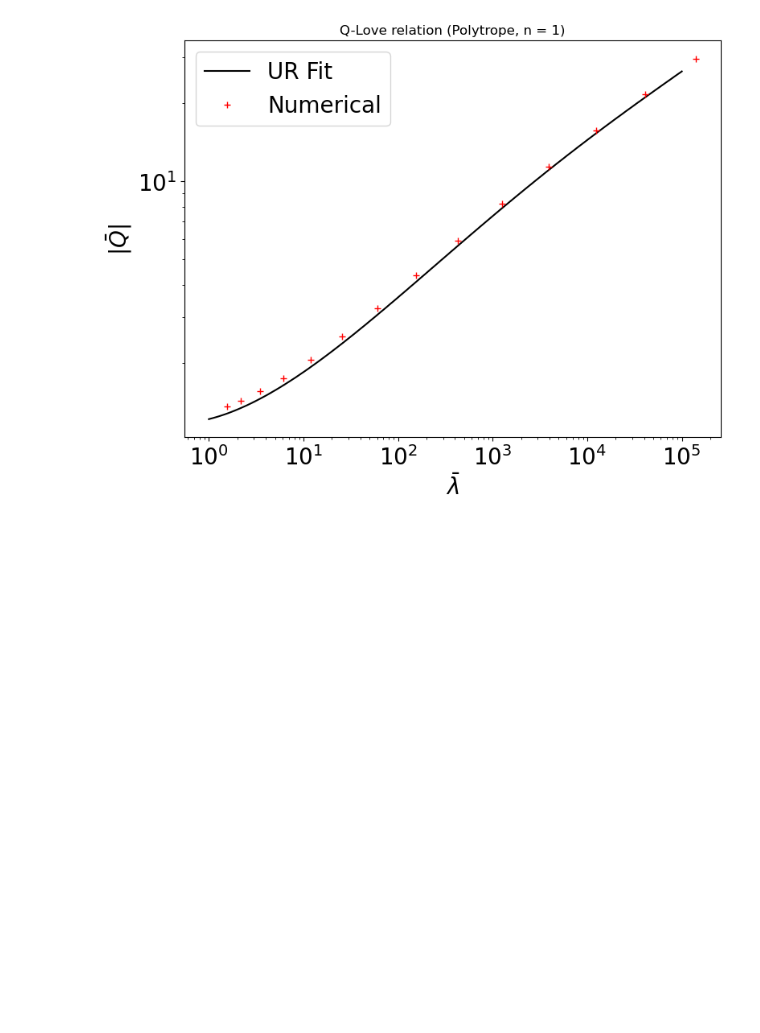
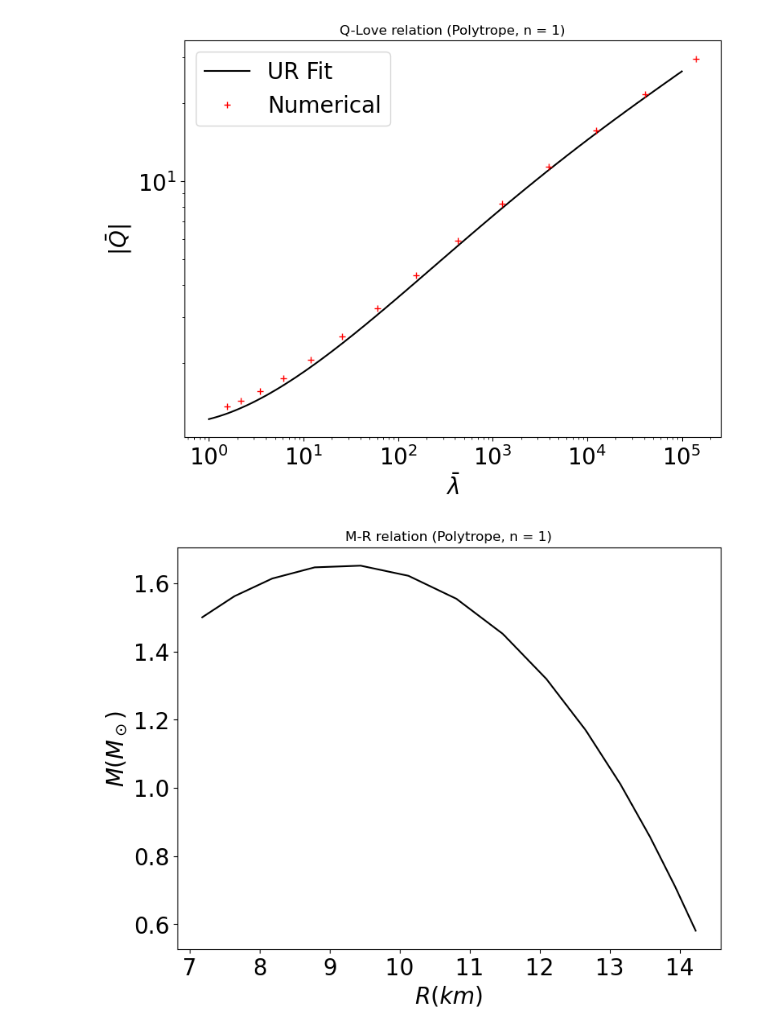
Before and after one commit to SYLau/py-stellar-perturbations, a Jupyter notebook: standalone/Tutorial_I_Love_Q.ipynb, the cells around one changed output. Saved outputs shown, nothing was run; the diff lists cells and outputs as text; code cells hidden in the pictures; blank space fills up the shorter version.

```diff
--- a/standalone/Tutorial_I_Love_Q.ipynb
+++ b/standalone/Tutorial_I_Love_Q.ipynb
@@ -7,6 +7,7 @@ from scipy.integrate import solve_ivp
 
 c=2.998e10
 G=6.6743e-8
+msun=1.989e33
 # %% [markdown]
 # Define functions
 # %% [markdown]
@@ -460,3 +461,15 @@ plt.show()
 plt.close()
 # %% [output]
 [figure]
+# %%
+plt.figure(figsize=(8.6,6.4), dpi= 100)
+plt.plot(r_list/1.e5, m_list/msun, 'k-')
+plt.title(r'M-R relation (Polytrope, n = 1)')
+plt.xlabel(r'$R (km)$',fontsize=20)
+plt.ylabel(r'$M (M_\odot)$',fontsize=20)
+plt.xticks(fontsize=20)
+plt.yticks(fontsize=20)
+plt.show()
+plt.close()
+# %% [output]
+[figure, added]
```
Also changed, not shown: 2 other files.
